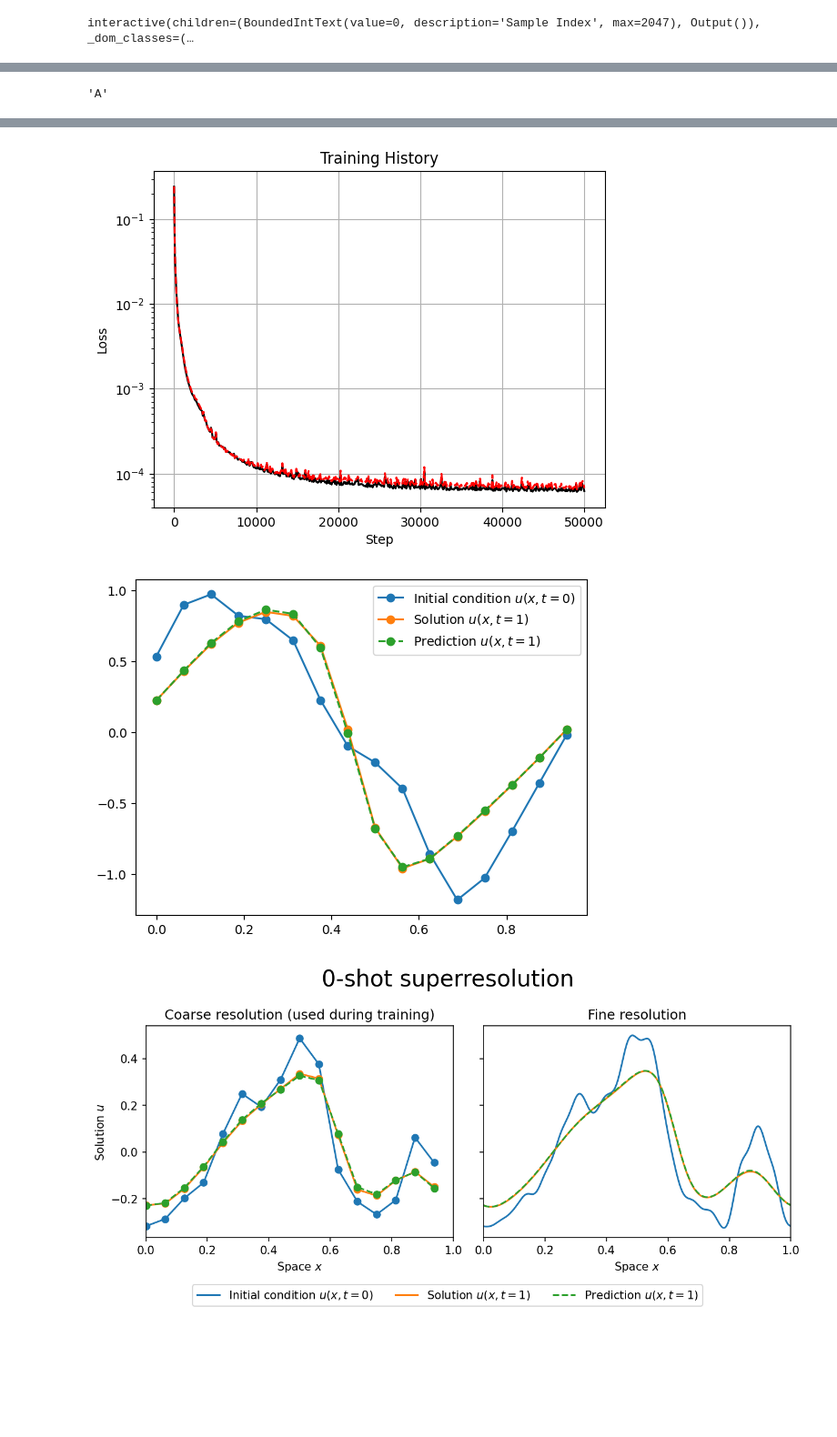
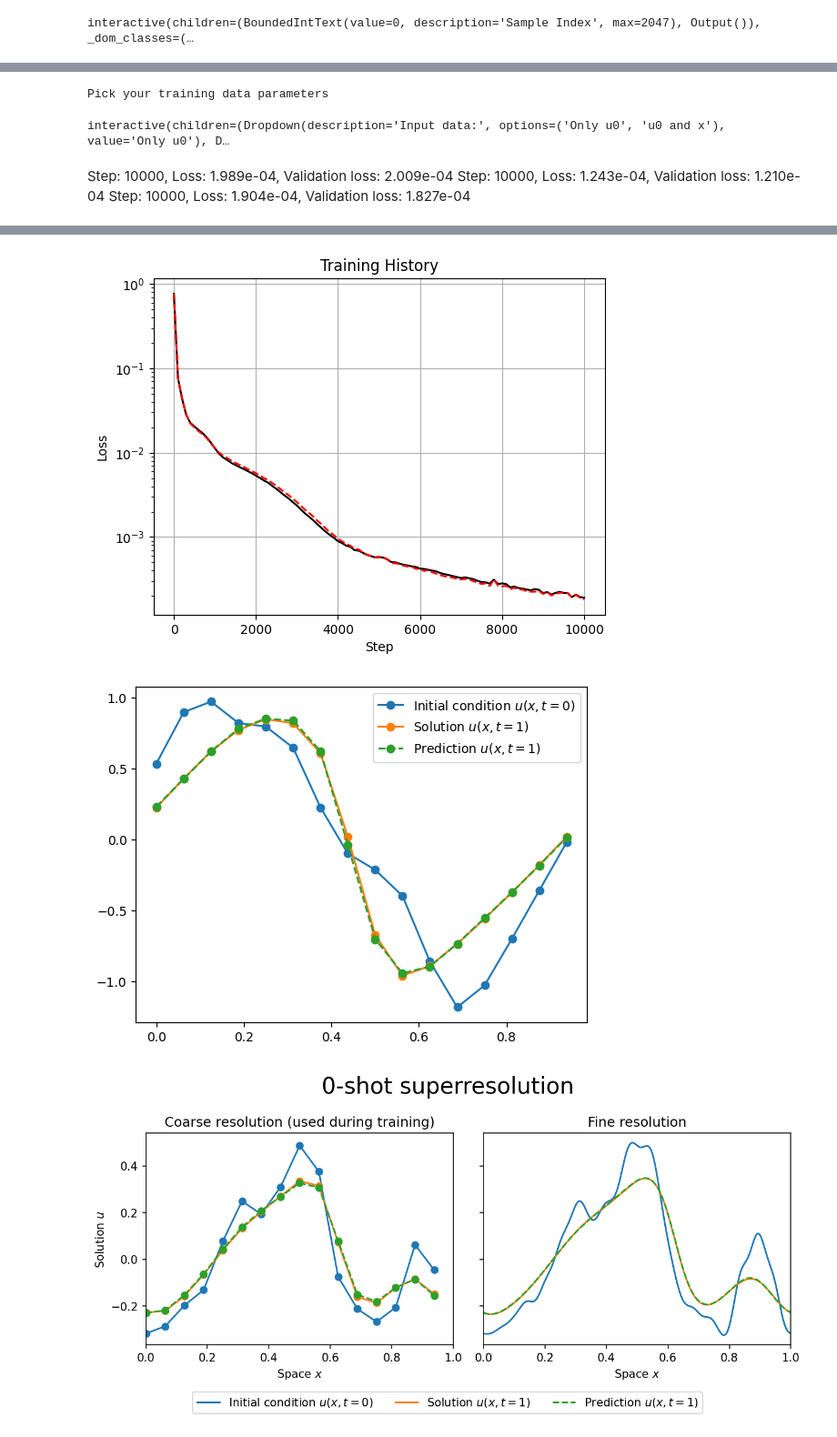
Before and after one commit to CPShub/LecturePhysicsAwareML, a Jupyter notebook: operator_learning/notebooks/1d_fno.ipynb, the cells around one changed output, grey strips where cells are left out. Shown at 91% size. Cells and saved outputs as stored; diff of their text form; code cells hidden in the pictures; blank space fills up the shorter version.

```diff
--- a/operator_learning/notebooks/1d_fno.ipynb
+++ b/operator_learning/notebooks/1d_fno.ipynb
@@ -203,4 +120,0 @@ display(text)
-# %%
-temp1
-# %% [output]
-'A'
@@ -217,12 +121,58 @@ train_data_fine, test_data_fine = split_data(
+# %%
+xs_batched = jnp.repeat(xs[None, :], u0s.shape[0], axis=0)
+in_data = u0s[:, :, None]                           # Add channel dimension
+
+print("Pick your training data parameters")
+@interact(in_data_option=Dropdown(options=["Only u0", "u0 and x"], value="Only u0", description="Input data:"), se=Dropdown(options=[5, 6, 7, 8, 9], value=9, description="Coarsen level:"))
+def make_input_data(in_data_option, se):
+    global dataset_coarse, x_coarse
+    if in_data_option == "Only u0":
+        in_data = u0s[:, :, None]                           # Add channel dimension
+    elif in_data_option == "u0 and x":
+        in_data = jnp.stack([u0s, xs_batched], axis=-1)     # Add x channel
+    else:
+        raise ValueError("Unkown in_data_option")
+
+    stride = 2**se
+    dataset_coarse = (in_data[:, ::stride], u1s[:, ::stride])
+    x_coarse = xs[::stride]
+
+    fig, ax = plt.subplots(figsize=(7,3.5), dpi=150)
+    for data, label, c in zip(dataset_coarse[0][0].T, ["$u(x,t=0)$", "x"], ['black', 'blue']):
+        ax.plot(x_coarse, data, marker="o", c=c, label=label)
+    ax.plot(x_coarse, dataset_coarse[1][0], marker="s", c='orange', label="Solution $u(x,t=1)$")
+    ax.legend()
+    plt.tight_layout()
+    plt.show()
+
+dataset_fine = (in_data, u1s)
+# %% [output]
+Pick your training data parameters
+interactive(children=(Dropdown(description='Input data:', options=('Only u0', 'u0 and x'), value='Only u0'), D…
+# %% [markdown]
+Step: 10000, Loss: 1.989e-04, Validation loss: 2.009e-04
+Step: 10000, Loss: 1.243e-04, Validation loss: 1.210e-04
+Step: 10000, Loss: 1.904e-04, Validation loss: 1.827e-04
 # %%
-fno = FNO("scalar", "scalar", num_modes=9, hidden_channels=10, depth=2, key=model_key)
+key = jr.key(1)
+key_split, model_key, training_key = jr.split(key, 3)
+
+train_data_coarse, test_data_coarse = split_data(
+    dataset_coarse, (0.9, 0.1), batch_axis=0, key=key_split
+)
+train_data_fine, test_data_fine = split_data(
+    dataset_fine, (0.9, 0.1), batch_axis=0, key=key_split
+)
+
+in_channels = train_data_coarse[0].shape[-1]
+fno = FNO(in_channels, "scalar", num_modes=9, hidden_channels=10, depth=2, key=model_key)
 
 fno, history = fit(
     fno,
     train_data_coarse,
     batch_size=64,
     validation_data=test_data_coarse,
-    steps=50_000,
+    steps=10_000,
     optimizer=optax.adam(1e-4),
     key=training_key,
 )
@@ -249,4 +199,4 @@ Training took: 0:00:55.585814
-[figure, old version]
+[figure, new version]
 # %%
 ## Evaluation
 u0_test, u1_test = test_data_coarse
@@ -255,13 +205,13 @@ u1_test_pred = jax.vmap(fno)(u0_test)
 
 n = 1
 
-plt.plot(x_coarse, u0_test[n, :],   marker="o", label="Initial condition $u(x,t=0)$")
+plt.plot(x_coarse, u0_test[n, :, 0],   marker="o", label="Initial condition $u(x,t=0)$")
 plt.plot(x_coarse, u1_test[n],      marker="o", label="Solution $u(x,t=1)$")
 plt.plot(x_coarse, u1_test_pred[n], marker="o", ls="--", label="Prediction $u(x,t=1)$")
 plt.legend()
 plt.show()
 # %% [output]
-[figure, old version]
+[figure, new version]
 # %%
 ## Try 0-shot superresolution
 n = 2   # Index of the test case in the test dataset
```
Also changed, not shown: parts of 8 cells of this notebook.
